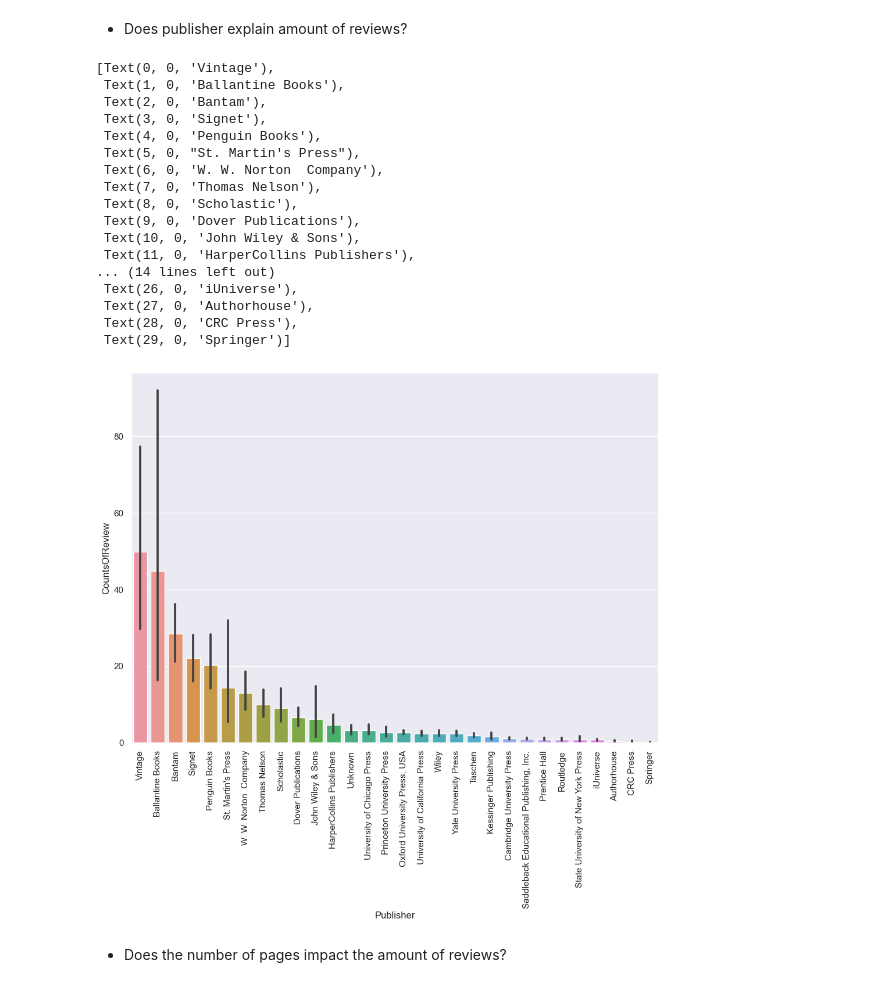
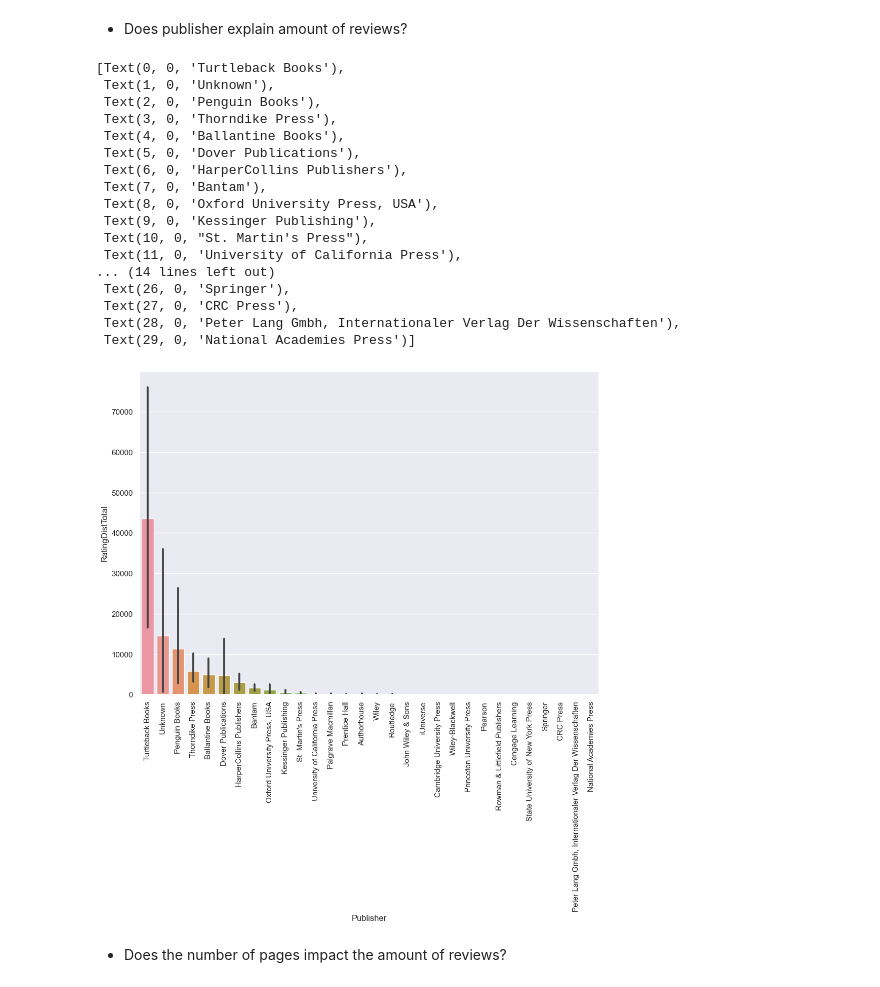
Before and after one commit to andyzilla/goodreads_popularity_prediction, a Jupyter notebook: notebooks/00-EDA.ipynb, the cells around one changed output. Saved outputs shown, nothing was run; the diff lists cells and outputs as text; code cells hidden in the pictures.

Commit message:
EDA with full dataset + Additional Graphs. Missing exec summary

```diff
--- a/notebooks/00-EDA.ipynb
+++ b/notebooks/00-EDA.ipynb
@@ -4,5 +14,3 @@ import seaborn as sns
 sns.set(rc={'figure.figsize':(11.7,8.27)})
 # %% [markdown]
 # 1) Load data and Overview
-# %%
-df = pd.read_csv('../data/book600k-700k.csv')
@@ -9,3 +19,25 @@ df = pd.read_csv('../data/book600k-700k.csv')
+# %%
+block_list = ['../data/book1-100k.csv',
+              '../data/book100-200k.csv',
+              '../data/book200-300k.csv',
+              '../data/book300-400k.csv',
+              '../data/book400-500k.csv',
+              '../data/book500-600k.csv',
+              ]
+file_names = glob.glob('../data/book*.csv')
+
+dfs = []
+
+for file_name in tqdm.tqdm(file_names):
+   if file_name not in block_list:
+       df = pd.read_csv(file_name)
+       if 'pagesNumber' in df.columns:
+           df.rename(columns = {'pagesNumber' : 'PagesNumber'}, inplace=True)
+       dfs.append(df)
+       break
+
+df = pd.concat(dfs)
+del dfs
 # %%
 df.size
 # %% [output]
@@ -189,3 +237,5 @@ df = df.drop(columns='ISBN')
+# %%
+df.dropna(subset= 'Description', inplace=True)
 # %% [markdown]
 # 3) Check dates and replace by datetime format
 # %% [markdown]
@@ -311,32 +376,32 @@ g.set_xticklabels(g.get_xticklabels(), rotation=90)
 # %% [markdown]
 - Does publisher explain amount of reviews?
 # %%
-publishers_in_desc_order = books_from_top_publishers.groupby('Publisher').CountsOfReview.mean().sort_values(ascending=False).index
+publishers_in_desc_order = books_from_top_publishers.groupby('Publisher').RatingDistTotal.mean().sort_values(ascending=False).index
 
 g = sns.barplot(data=books_from_top_publishers,
                 x='Publisher',
-                y='CountsOfReview',
+                y='RatingDistTotal',
                 order=publishers_in_desc_order)
 g.set_xticklabels(g.get_xticklabels(), rotation=90)
 # %% [output]
-[Text(0, 0, 'Vintage'),
- Text(1, 0, 'Ballantine Books'),
- Text(2, 0, 'Bantam'),
- Text(3, 0, 'Signet'),
- Text(4, 0, 'Penguin Books'),
- Text(5, 0, "St. Martin's Press"),
- Text(6, 0, 'W. W. Norton  Company'),
- Text(7, 0, 'Thomas Nelson'),
- Text(8, 0, 'Scholastic'),
- Text(9, 0, 'Dover Publications'),
- Text(10, 0, 'John Wiley & Sons'),
- Text(11, 0, 'HarperCollins Publishers'),
+[Text(0, 0, 'Turtleback Books'),
+ Text(1, 0, 'Unknown'),
+ Text(2, 0, 'Penguin Books'),
+ Text(3, 0, 'Thorndike Press'),
+ Text(4, 0, 'Ballantine Books'),
+ Text(5, 0, 'Dover Publications'),
+ Text(6, 0, 'HarperCollins Publishers'),
+ Text(7, 0, 'Bantam'),
+ Text(8, 0, 'Oxford University Press, USA'),
+ Text(9, 0, 'Kessinger Publishing'),
+ Text(10, 0, "St. Martin's Press"),
+ Text(11, 0, 'University of California Press'),
 ... (14 lines left out)
- Text(26, 0, 'iUniverse'),
- Text(27, 0, 'Authorhouse'),
- Text(28, 0, 'CRC Press'),
- Text(29, 0, 'Springer')]
+ Text(26, 0, 'Springer'),
+ Text(27, 0, 'CRC Press'),
+ Text(28, 0, 'Peter Lang Gmbh, Internationaler Verlag Der Wissenschaften'),
+ Text(29, 0, 'National Academies Press')]
-[figure, old version]
+[figure, new version]
 # %% [markdown]
 - Does the number of pages impact the amount of reviews?
 # %%
```
Also changed, not shown: parts of 39 cells of this notebook.
